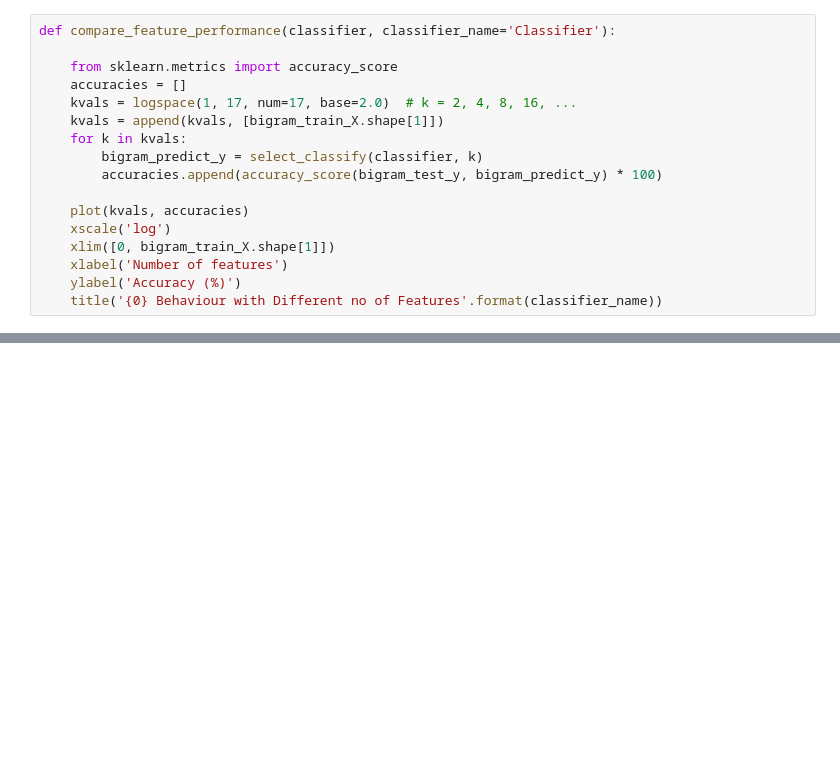
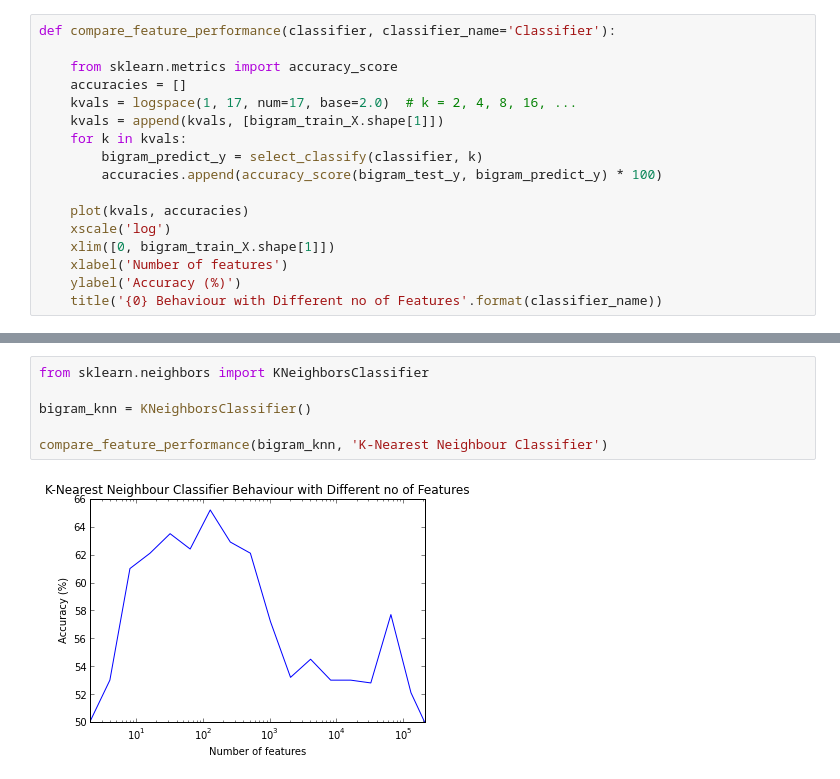
Before and after one commit to DJSagarAhire/Sentiment-Analysis-Comparative-Study, a Jupyter notebook: notebooks/03_Classification-Bigram-Presence.ipynb, the cells around one changed output, grey strips where cells are left out. Saved outputs shown, nothing was run; the diff lists cells and outputs as text; blank space fills up the shorter version.

Commit message:
Added KNN to bigram presence

```diff
--- a/notebooks/03_Classification-Bigram-Presence.ipynb
+++ b/notebooks/03_Classification-Bigram-Presence.ipynb
@@ -144,0 +164,8 @@ def compare_feature_performance(classifier, classifier_name='Classifier'):
+# %%
+from sklearn.neighbors import KNeighborsClassifier
+
+bigram_knn = KNeighborsClassifier()
+
+compare_feature_performance(bigram_knn, 'K-Nearest Neighbour Classifier')
+# %% [output]
+[figure, added]
```
Also changed, not shown: parts of 11 cells of this notebook, 1 other file.
